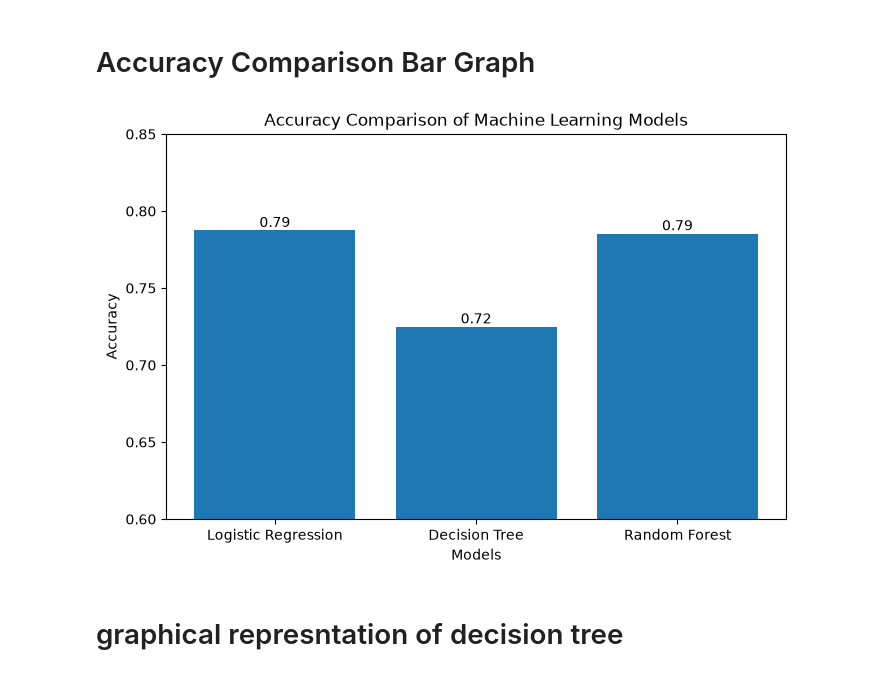
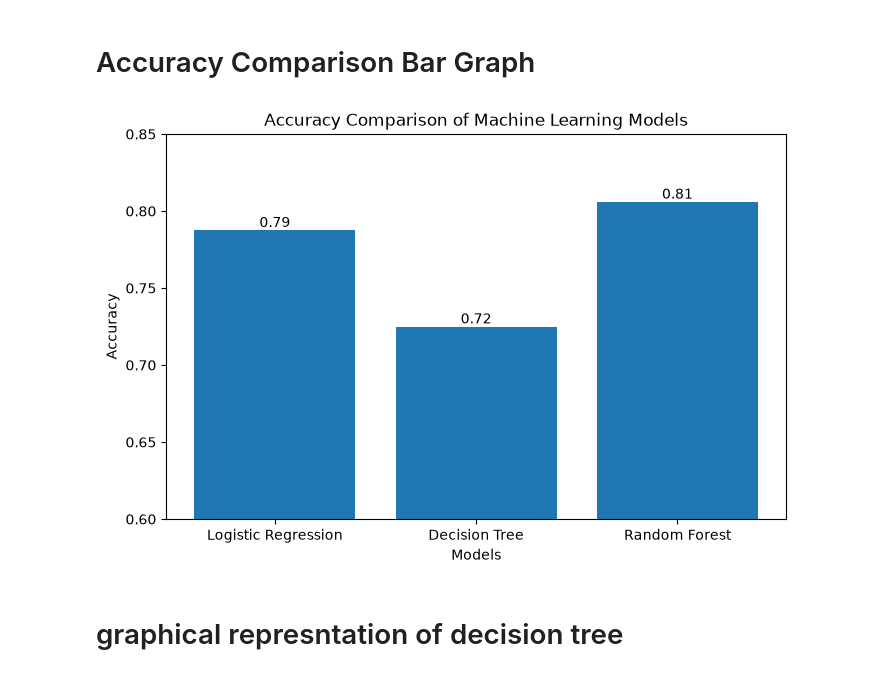
Before and after one commit to pushadapuvarshitha-blip/AI-Customer-churn-prediction, a Jupyter notebook: churn.ipynb, the cells around one changed output. Cells and saved outputs as stored; diff of their text form; code cells hidden in the pictures.

```diff
--- a/churn.ipynb
+++ b/churn.ipynb
@@ -371,34 +372,34 @@ joblib.dump(x.columns.tolist(),"feature_names.pkl")
 # %%
 import matplotlib.pyplot as plt
 
 models = ["Logistic Regression", "Decision Tree", "Random Forest"]
 
-accuracies = [0.7875, 0.7249, 0.7854]
+accuracies = [0.7875, 0.7249, 0.8059]
 
 plt.figure(figsize=(8,5))
 
 bars = plt.bar(models, accuracies)
 
 plt.title("Accuracy Comparison of Machine Learning Models")
 
 plt.xlabel("Models")
 
 plt.ylabel("Accuracy")
 
 plt.ylim(0.6, 0.85)
 
 for bar in bars:
     height = bar.get_height()
     plt.text(bar.get_x()+bar.get_width()/2,
              height,
              f"{height:.2f}",
              ha="center",
              va="bottom",
              fontsize=10)
 
 plt.show()
 # %% [output]
-[figure, old version]
+[figure, new version]
 # %% [markdown]
 # graphical represntation of decision tree
 # %%
```
Also changed, not shown: parts of 8 cells of this notebook, 1 other file.
